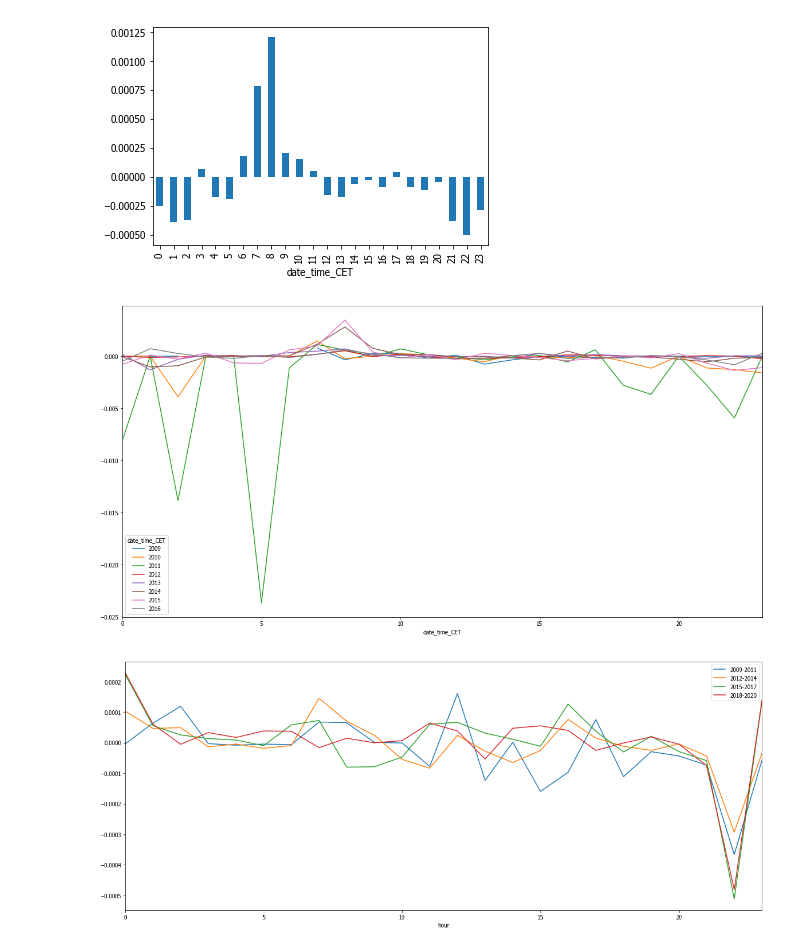
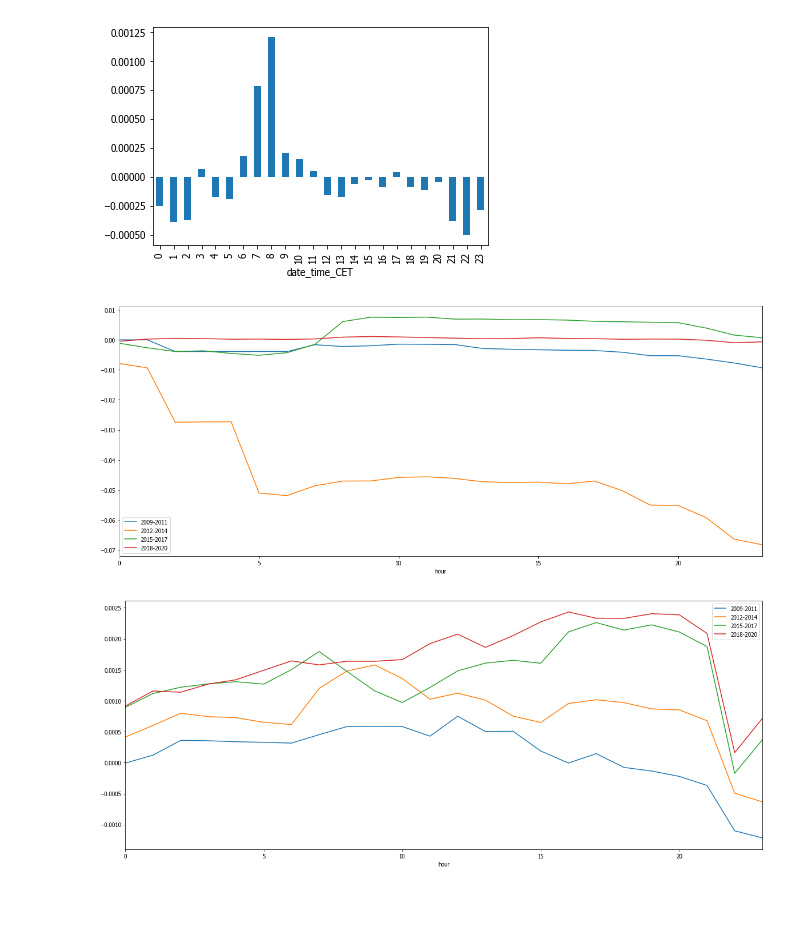
Before and after one commit to jgerardsimcock/robot_wealth, a Jupyter notebook: notebooks/notebooks_python/intraday_risk_premia.ipynb, the cells around one changed output. Cells and saved outputs as stored; diff of their text form; code cells hidden in the pictures; blank space fills up the shorter version.

```diff
--- a/notebooks/notebooks_python/intraday_risk_premia.ipynb
+++ b/notebooks/notebooks_python/intraday_risk_premia.ipynb
@@ -81,4 +133,4 @@ usd_pairs_files = glob.glob(base + '*USD.csv') + glob.glob(base + 'USD*.csv')
 # %%
 euro_pairs = [s.split('/')[-1].split('.')[0] for s in euro_pairs_files]
 #remove EURRUB
-euro_pairs = [s for s in euro_pairs if s != 'EURRUB']
+# euro_pairs = [s for s in euro_pairs if s != 'EURRUB']
@@ -89,6 +139,6 @@ EURCHF.groupby(EURCHF['date_time_cet'].dt.hour).mean()['return'].plot(kind='bar'
 # %%
 
-fig, ax = plt.subplots(nrows=8, ncols=2, figsize=(20,30), sharex=False)
+fig, ax = plt.subplots(nrows=8, ncols=2, figsize=(20,40), sharex=False)
 
 for i, pair in enumerate(euro_pairs):
     axes = gen_seasonality_pairs(pair, 'CET', fx_data_path)
@@ -109,7 +161,19 @@ EUR_RUB.loc[EUR_RUB['return'] < 1].groupby(EUR_RUB['date_time_CET'].dt.hour).mea
 [figure]
 # %%
 #Let's look at different periods of time to see if this holds up through time
-hourly_return_by_year = EUR_RUB.loc[EUR_RUB['return'] < 1].groupby([EUR_RUB['date_time_CET'].dt.hour, EUR_RUB['date_time_CET'].dt.year]).mean()['return']
-hourly_return_by_year.unstack(level=1).plot(kind='line', figsize=(20,10));
+hourly_return_by_year_EURRUB = EUR_RUB.loc[EUR_RUB['return'] < 1].groupby([EUR_RUB['date_time_CET'].dt.hour, EUR_RUB['date_time_CET'].dt.year]).mean()['return']
+# hourly_return_by_year.unstack(level=1).plot(kind='line', figsize=(20,10));
+hourly_return_by_year_EURRUB.index.rename(['hour','year'], level=[0,1],inplace=True)
+
+
+
+fig, ax = plt.subplots(figsize=(20,8), sharex=False)
+
+for i in range(1, 11,3):
+    axes = hourly_return_by_year_EURRUB.loc[:,2006+i:2009 + i].groupby(level=0
+                                                               ).sum().cumsum(
+                                                                ).plot(
+                                                                label="{}-{}".format(2008+i, 2010+i),
+                                                                legend=True)
 # %% [output]
-[figure, old version]
+[figure, new version]
@@ -135,9 +185,9 @@ fig, ax = plt.subplots(figsize=(20,8), sharex=False)
 
 for i in range(1, 11,3):
     axes = hourly_by_year_eursek.loc[:,2006+i:2009 + i].groupby(level=0
-                                                               ).mean(
+                                                               ).sum().cumsum(
                                                                 ).plot(
                                                                 label="{}-{}".format(2008+i, 2010+i),
                                                                 legend=True)
 # %% [output]
-[figure, old version]
+[figure, new version]
```
Also changed, not shown: parts of 23 cells of this notebook.
